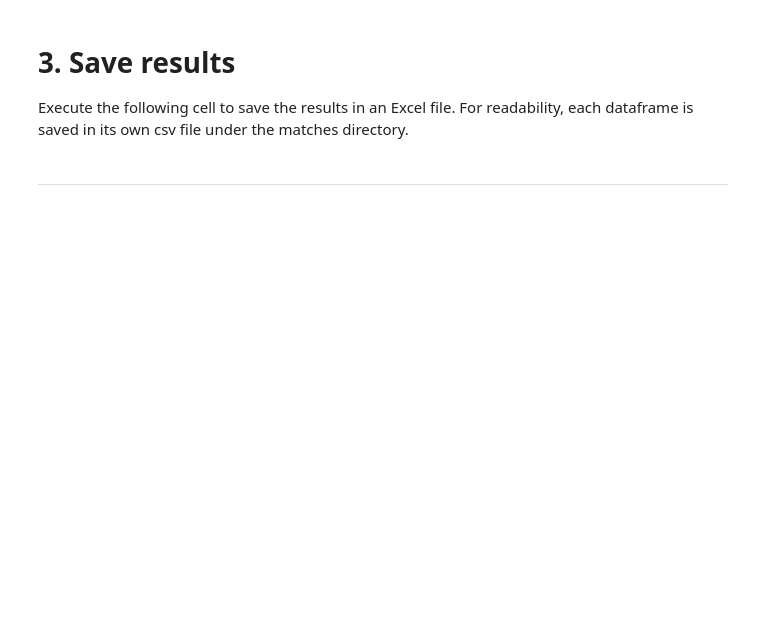
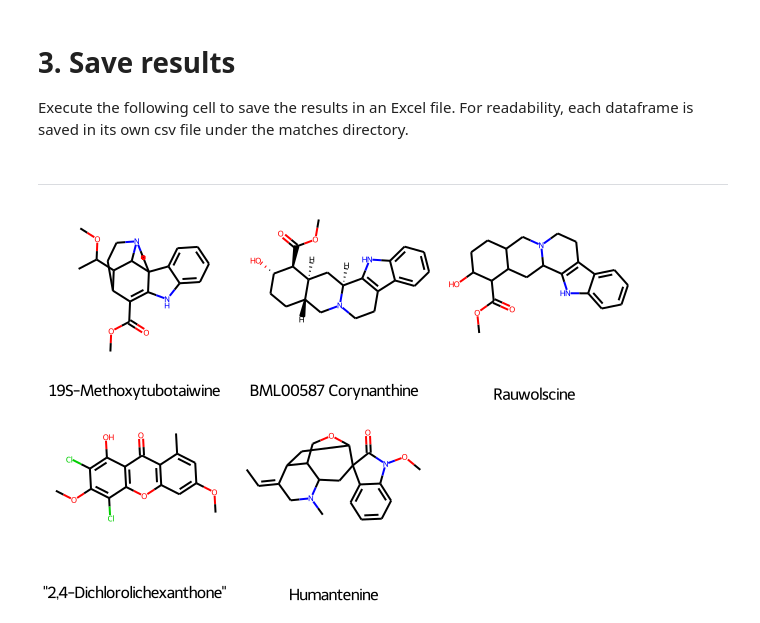
Before and after one commit to omigami/omigami, a Jupyter notebook: notebooks/spec2vec/tutorial.ipynb, the cells around one changed output. Saved outputs shown, nothing was run; the diff lists cells and outputs as text; code cells hidden in the pictures; blank space fills up the shorter version.

Commit message:
Added plotting function and tests Some TODOS on unclear questions

```diff
--- a/notebooks/spec2vec/tutorial.ipynb
+++ b/notebooks/spec2vec/tutorial.ipynb
@@ -100,2 +160,6 @@ for i, spectrum_matches in enumerate(spectra_matches):
 # %% [markdown]
 ____
+# %%
+plot_molecule_structure(spectra_matches[0], representation= 'smiles')
+# %% [output]
+[figure, added]
```
Also changed, not shown: parts of 5 cells of this notebook, 7 other files.
